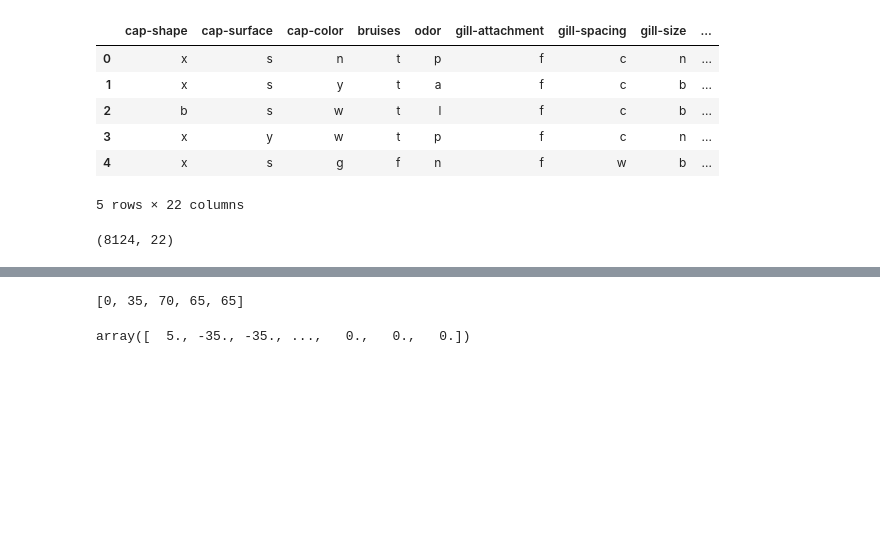
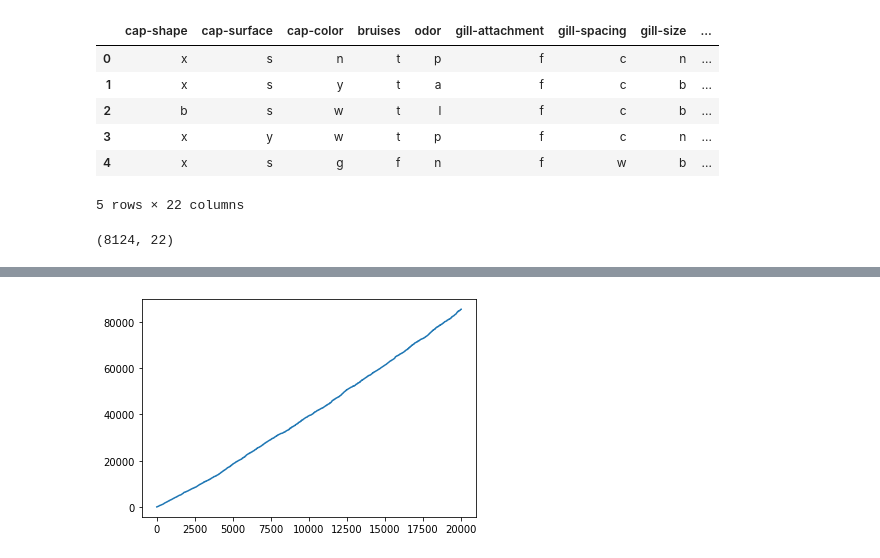
Before and after one commit to ms2892/advanced-ml, a Jupyter notebook: Reinforcement Tests.ipynb, the cells around one changed output, grey strips where cells are left out. Cells and saved outputs as stored; diff of their text form; code cells hidden in the pictures; blank space fills up the shorter version.

```diff
--- a/Reinforcement Tests.ipynb
+++ b/Reinforcement Tests.ipynb
@@ -60,13 +60,15 @@ agent_args = {
         'data_labels'    : labels_numerical,
         'training_steps' : 64,
         'n_samples'      : 1,
-        'epsilon'        : 0.2,
-        'learning_rate'  : 1e-3
+        'epsilon'        : 0.1,
+        'learning_rate'  : 0.001
 }
 # %%
 agent = AgentBandit(**agent_args)
+loss = []
 # %%
-for epoch in range(5):
-    print(epoch)
+for epoch in range(10000):
     mushroom = np.random.randint(0, len(labels))
-    agent.learn(mushroom)
+    #print("epoch", epoch)
+    l = agent.learn(mushroom)
+    loss.append(np.float64(l))
@@ -73,8 +93,11 @@ for epoch in range(5):
-# %%
-agent.cum_regret
-# %% [output]
-[0, 35, 70, 65, 65]
 # %%
-agent.reward_buffer
+import matplotlib.pyplot as plt
+plt.plot(agent.cum_regret)
+plt.show()
+#avg_vec = [np.mean(agent.cum_regret[:i]) for i in range(1, len(agent.cum_regret)+1)]
+#plt.plot(avg_vec)
+#plt.show()
+#print(agent.cum_regret[:10])
+#print(avg_vec[:10])
 # %% [output]
-array([  5., -35., -35., ...,   0.,   0.,   0.])
+[figure, added]
```
Also changed, not shown: parts of 5 cells of this notebook, 1 other file.
